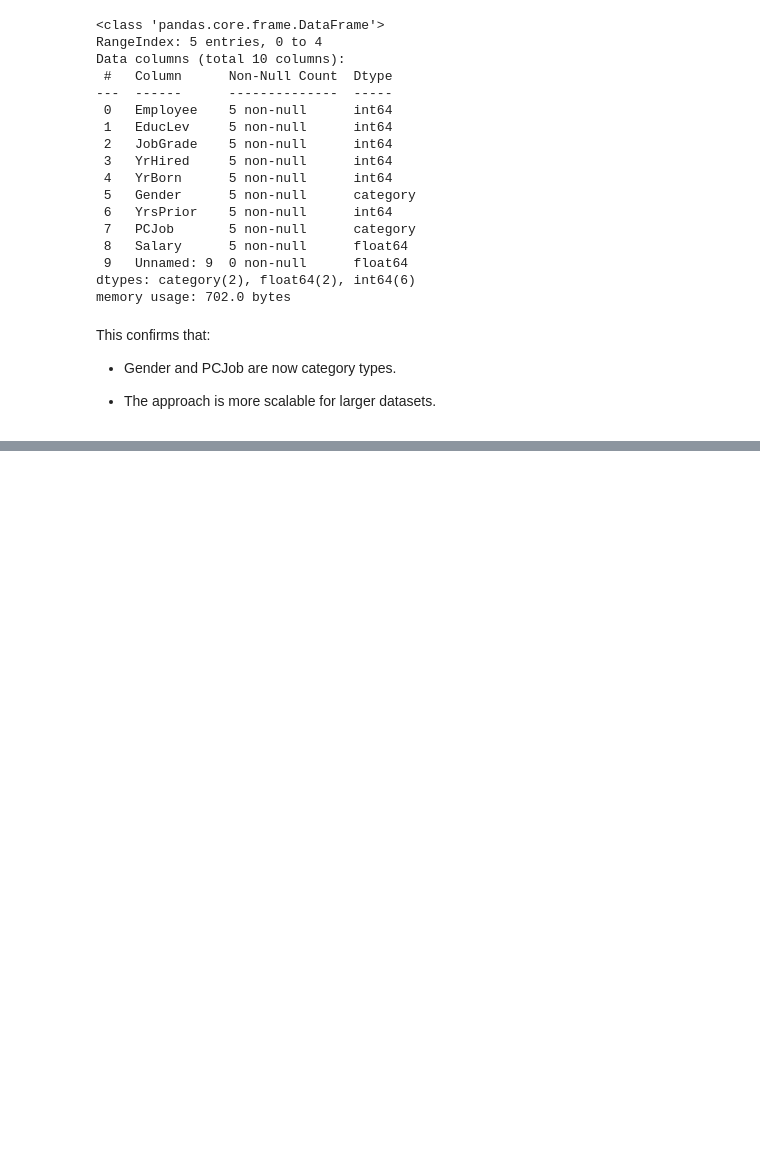
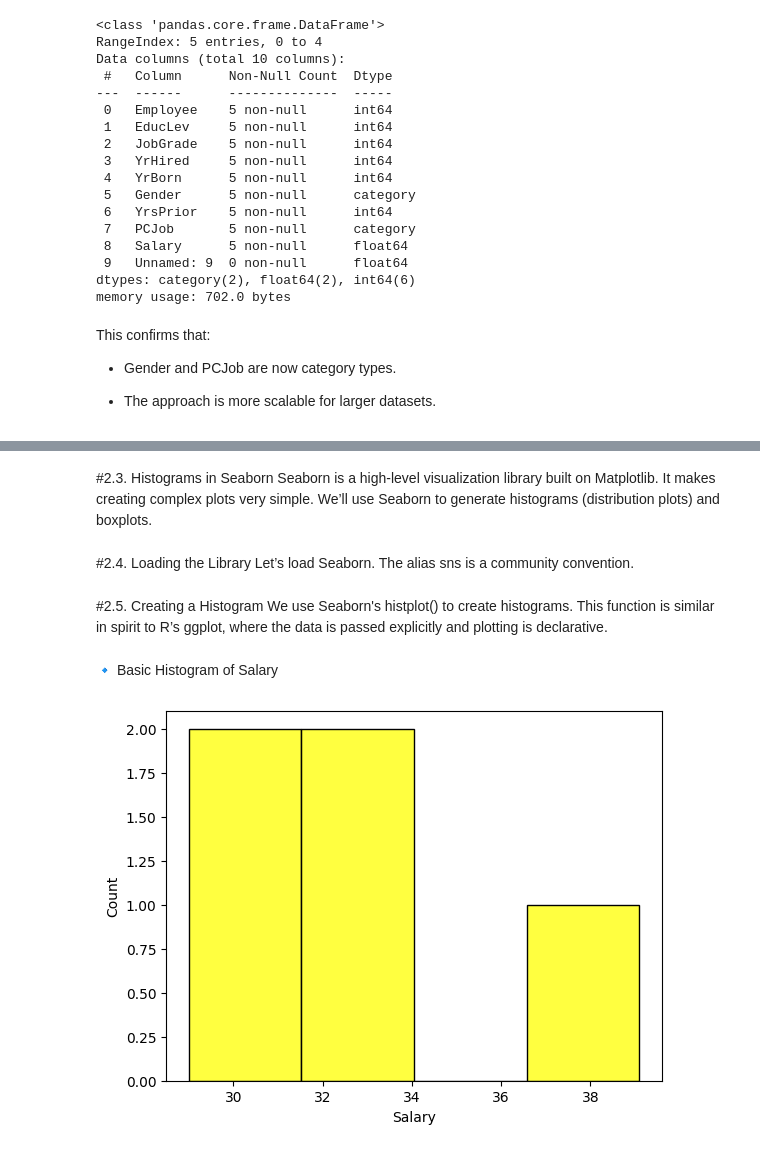
Before and after one commit to Aishaamalik/Data-Analysis-Intern, a Jupyter notebook: week_0.ipynb, the cells around one changed output, grey strips where cells are left out. Cells and saved outputs as stored; diff of their text form; code cells hidden in the pictures; blank space fills up the shorter version.

```diff
--- a/week_0.ipynb
+++ b/week_0.ipynb
@@ -287,0 +301,5 @@ This confirms that:
+# %%
+import pandas as pd
+
+# Load the dataset
+bank = pd.read_csv('Data/Bank.csv')
@@ -287,0 +341,7 @@ This confirms that:
+# %% [markdown]
+#2.3. Histograms in Seaborn
+Seaborn is a high-level visualization library built on Matplotlib. It makes creating complex plots very simple.
+We’ll use Seaborn to generate histograms (distribution plots) and boxplots.
+# %% [markdown]
+#2.4. Loading the Library
+Let’s load Seaborn. The alias sns is a community convention.
@@ -287,0 +350,12 @@ This confirms that:
+# %% [markdown]
+#2.5. Creating a Histogram
+We use Seaborn's histplot() to create histograms. This function is similar in spirit to R’s ggplot, where the data is passed explicitly and plotting is declarative.
+# %% [markdown]
+🔹 Basic Histogram of Salary
+# %%
+import seaborn as sns
+
+# Basic histogram
+sns.histplot(x=bank['Salary'],color='yellow'  );
+# %% [output]
+[figure, added]
```
Also changed, not shown: parts of 25 cells of this notebook.
